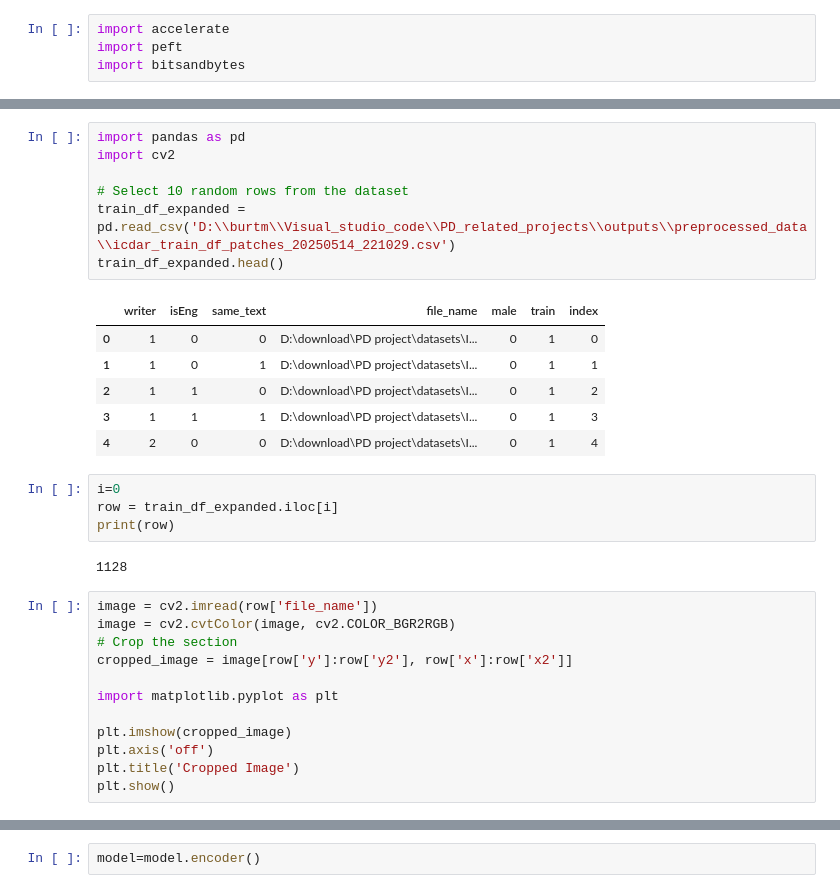
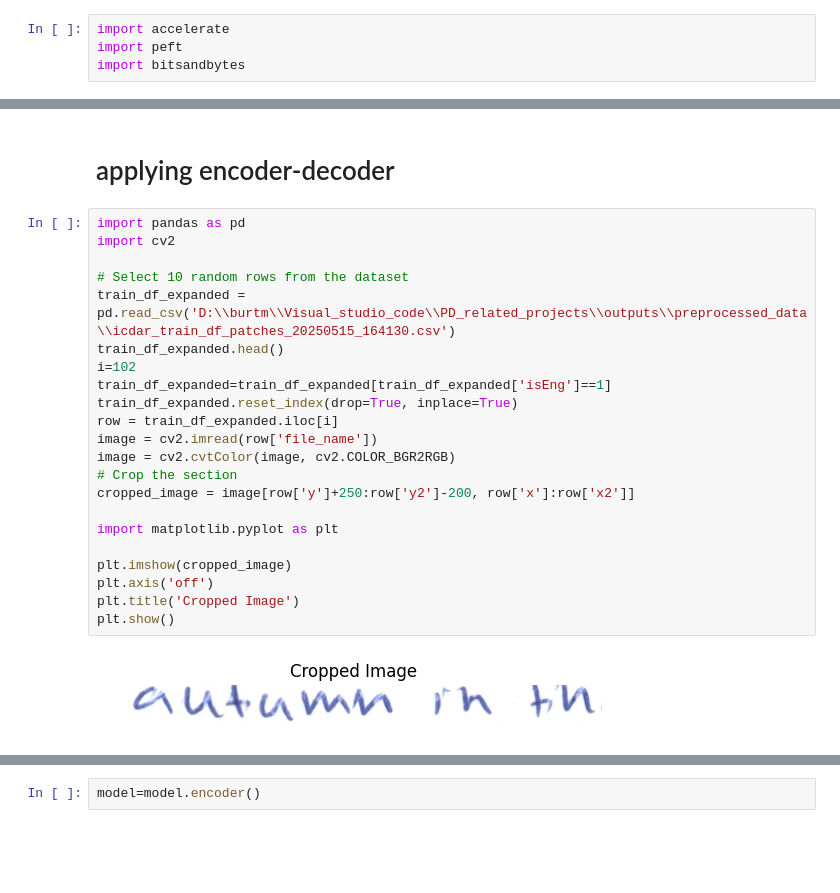
Before and after one commit to gitMorelli/gender_detection, a Jupyter notebook: notebooks/model_training/trocr_experiments.ipynb, the cells around one changed output, grey strips where cells are left out. Cells and saved outputs as stored; diff of their text form; blank space fills up the shorter version.

Commit message:
experimenting with trocr outputs

```diff
--- a/notebooks/model_training/trocr_experiments.ipynb
+++ b/notebooks/model_training/trocr_experiments.ipynb
@@ -41,32 +134,26 @@ You should probably TRAIN this model on a down-stream task to be able to use it
+# %% [markdown]
+# applying encoder-decoder
 # %%
 import pandas as pd
 import cv2
 
 # Select 10 random rows from the dataset
-train_df_expanded = pd.read_csv('D:\\burtm\\Visual_studio_code\\PD_related_projects\\outputs\\preprocessed_data\\icdar_train_df_patches_20250514_221029.csv')
+train_df_expanded = pd.read_csv('D:\\burtm\\Visual_studio_code\\PD_related_projects\\outputs\\preprocessed_data\\icdar_train_df_patches_20250515_164130.csv')
 train_df_expanded.head()
+i=102
+train_df_expanded=train_df_expanded[train_df_expanded['isEng']==1]
+train_df_expanded.reset_index(drop=True, inplace=True)
+row = train_df_expanded.iloc[i]
+image = cv2.imread(row['file_name'])
+image = cv2.cvtColor(image, cv2.COLOR_BGR2RGB)
+# Crop the section
+cropped_image = image[row['y']+250:row['y2']-200, row['x']:row['x2']]
+
+import matplotlib.pyplot as plt
+
+plt.imshow(cropped_image)
+plt.axis('off')
+plt.title('Cropped Image')
+plt.show()
 # %% [output]
-|  | writer | isEng | same_text | file_name | male | train | index |
-| 0 | 1 | 0 | 0 | D:\download\PD project\datasets\I... | 0 | 1 | 0 |
-| 1 | 1 | 0 | 1 | D:\download\PD project\datasets\I... | 0 | 1 | 1 |
-| 2 | 1 | 1 | 0 | D:\download\PD project\datasets\I... | 0 | 1 | 2 |
-| 3 | 1 | 1 | 1 | D:\download\PD project\datasets\I... | 0 | 1 | 3 |
-| 4 | 2 | 0 | 0 | D:\download\PD project\datasets\I... | 0 | 1 | 4 |
+[figure, added]
-# %%
-i=0
-row = train_df_expanded.iloc[i]
-print(row)
-# %% [output]
-1128
-# %%
-image = cv2.imread(row['file_name'])
-image = cv2.cvtColor(image, cv2.COLOR_BGR2RGB)
-# Crop the section
-cropped_image = image[row['y']:row['y2'], row['x']:row['x2']]
-
-import matplotlib.pyplot as plt
-
-plt.imshow(cropped_image)
-plt.axis('off')
-plt.title('Cropped Image')
-plt.show()
```
Also changed, not shown: parts of 15 cells of this notebook, 2 other files.
